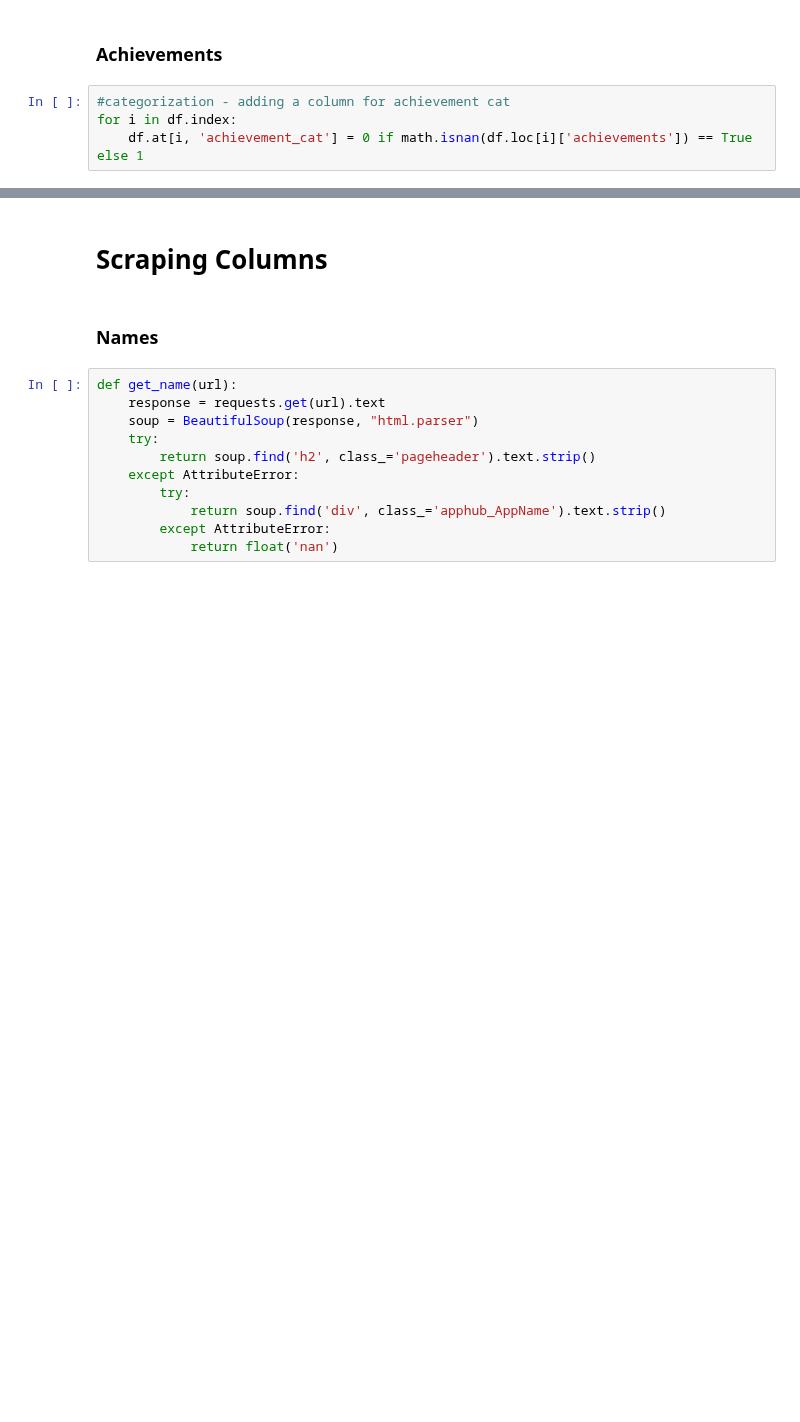
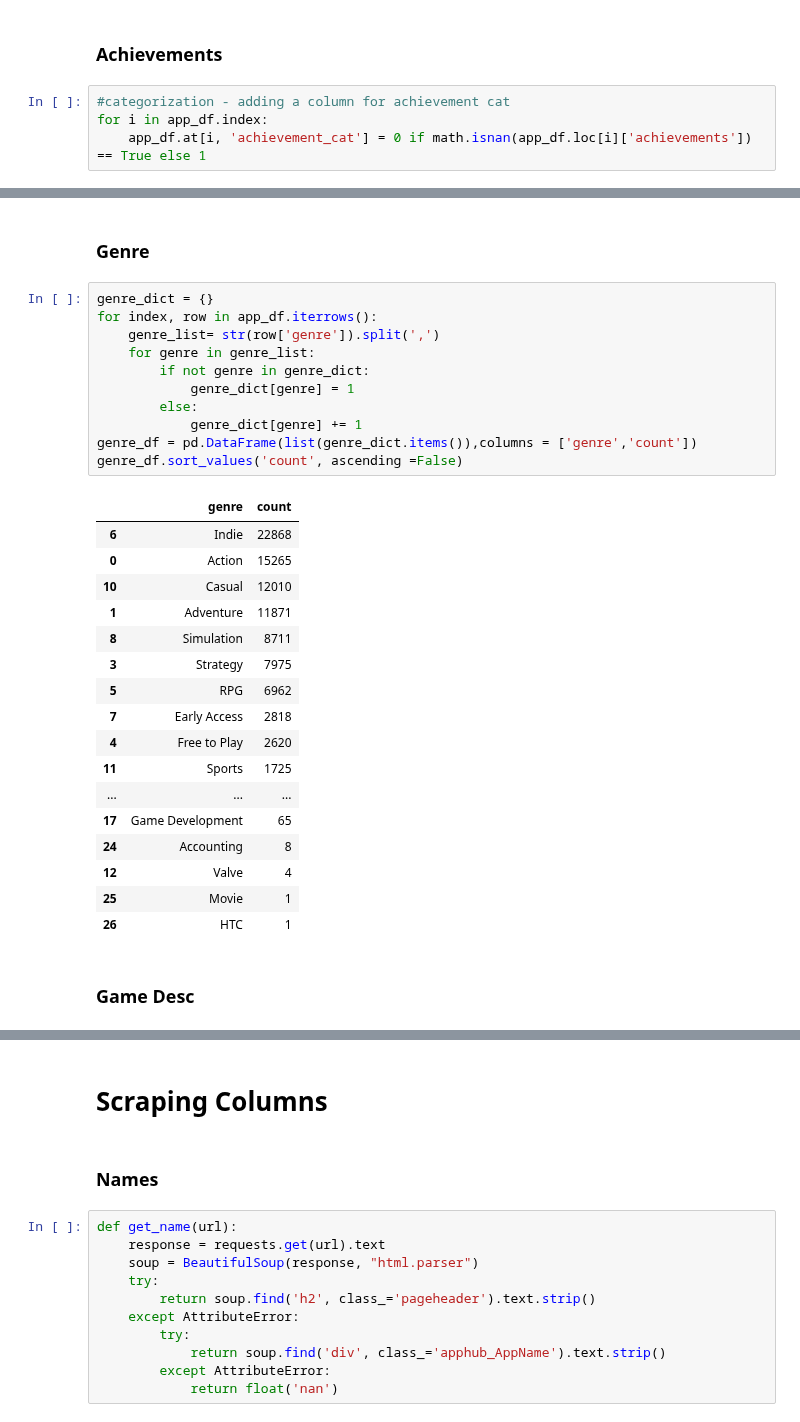
Before and after one commit to JoaoMarques1/find_your_inner_gamer, a Jupyter notebook: notebooks/Merging.ipynb, the cells around one changed output, grey strips where cells are left out. Cells and saved outputs as stored; diff of their text form; blank space fills up the shorter version.

```diff
--- a/notebooks/Merging.ipynb
+++ b/notebooks/Merging.ipynb
@@ -188,5 +208,5 @@ details_df.sort_values('count', ascending =False)
 ### Achievements
 # %%
 #categorization - adding a column for achievement cat
-for i in df.index:
-    df.at[i, 'achievement_cat'] = 0 if math.isnan(df.loc[i]['achievements']) == True else 1
+for i in app_df.index:
+    app_df.at[i, 'achievement_cat'] = 0 if math.isnan(app_df.loc[i]['achievements']) == True else 1
@@ -192,0 +219,33 @@ for i in df.index:
+# %% [markdown]
+### Genre
+# %%
+genre_dict = {}
+for index, row in app_df.iterrows():
+    genre_list= str(row['genre']).split(',')
+    for genre in genre_list:
+        if not genre in genre_dict:
+            genre_dict[genre] = 1
+        else:
+            genre_dict[genre] += 1
+genre_df = pd.DataFrame(list(genre_dict.items()),columns = ['genre','count'])
+genre_df.sort_values('count', ascending =False)
+# %% [output]
+|  | genre | count |
+| 6 | Indie | 22868 |
+| 0 | Action | 15265 |
+| 10 | Casual | 12010 |
+| 1 | Adventure | 11871 |
+| 8 | Simulation | 8711 |
+| 3 | Strategy | 7975 |
+| 5 | RPG | 6962 |
+| 7 | Early Access | 2818 |
+| 4 | Free to Play | 2620 |
+| 11 | Sports | 1725 |
+| ... | ... | ... |
+| 17 | Game Development | 65 |
+| 24 | Accounting | 8 |
+| 12 | Valve | 4 |
+| 25 | Movie | 1 |
+| 26 | HTC | 1 |
+# %% [markdown]
+### Game Desc
```
Also changed, not shown: parts of 23 cells of this notebook.
